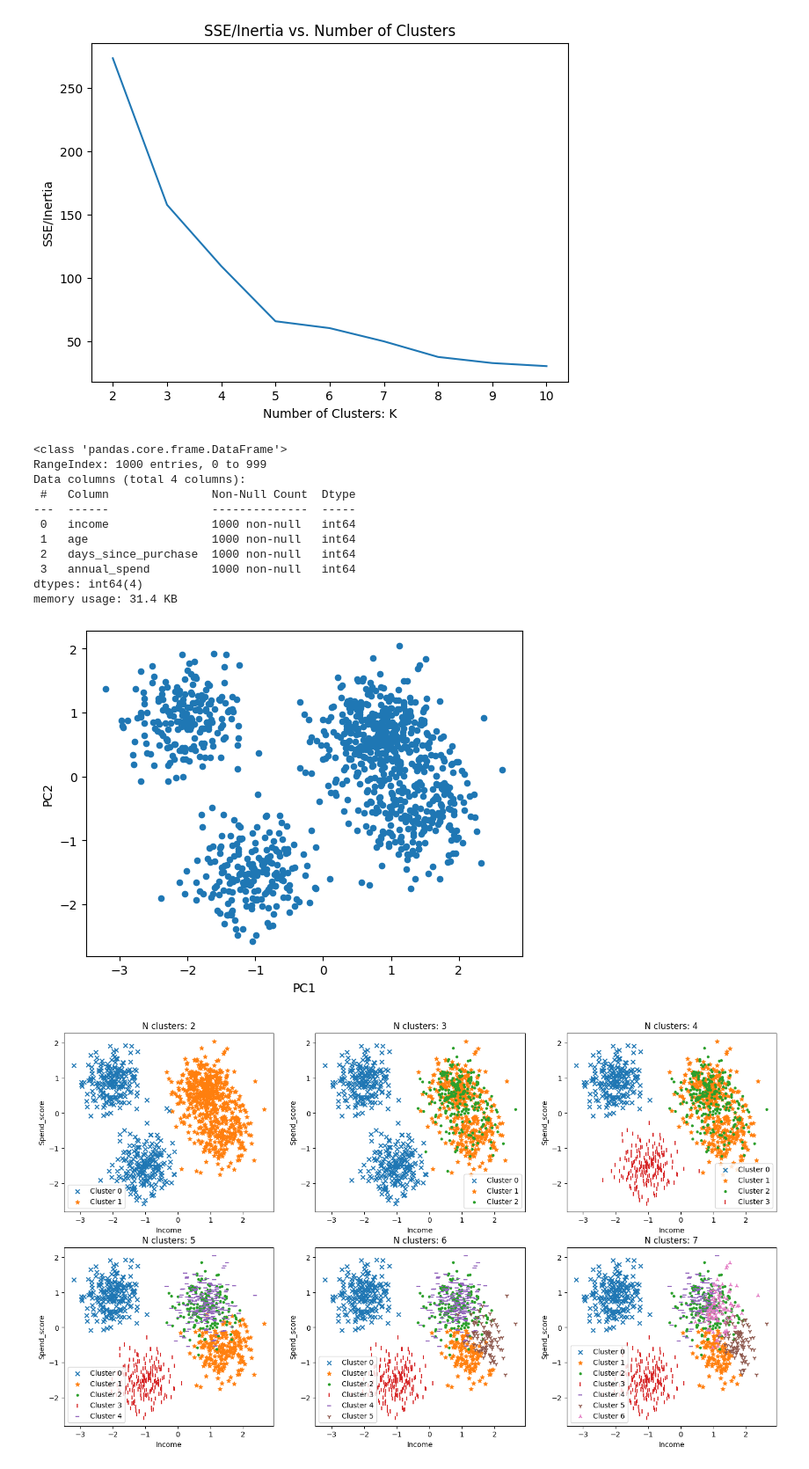
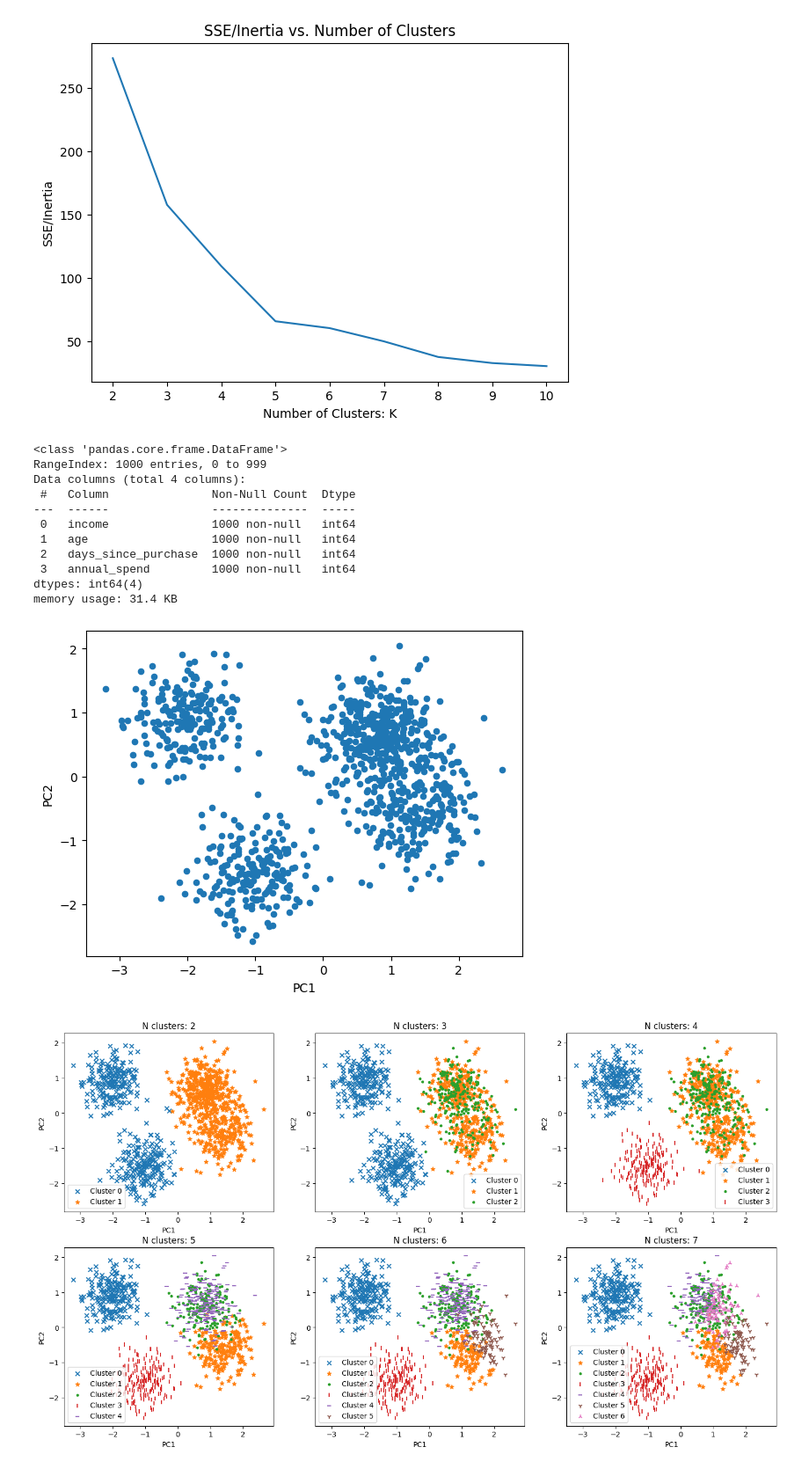
Before and after one commit to johnson80245/python, a Jupyter notebook: DS for Marketing Analytics/DS Marketing Analytics Ch4.ipynb, the cells around one changed output. Shown at 88% size. Saved outputs shown, nothing was run; the diff lists cells and outputs as text; code cells hidden in the pictures.

```diff
--- a/DS for Marketing Analytics/DS Marketing Analytics Ch4.ipynb
+++ b/DS for Marketing Analytics/DS Marketing Analytics Ch4.ipynb
@@ -154,8 +154,8 @@ for n in range(2, 8):
                     marker = markers[clust],
                     label = "Cluster " + str(clust))
         plt.title("N clusters: " + str(n))
-        plt.xlabel('Income')
-        plt.ylabel('Spend_score')
+        plt.xlabel('PC1')
+        plt.ylabel('PC2')
         plt.legend()
 plt.show()
 
@@ -177,32 +177,32 @@ plt.show()
 # plt.title("SSE/Inertia vs. Number of Clusters")
 # plt.xlabel('Number of Clusters: K')
 # plt.ylabel('SSE/Inertia')
 # plt.show()
 
 inertia_scores = []
 
 for K in range(2,11):
     inertia = KMeans(n_clusters=K, random_state=42)\
               .fit(data_scaled).inertia_
     inertia_scores.append(inertia)
 
 plt.figure(figsize=[7,5])
 plt.plot(range(2,11), inertia_scores, color='gray')
 plt.xlabel("Number of clusters: K")
 plt.ylabel('SSE/Inertia')
 plt.show()
 # %% [output]
 <class 'pandas.core.frame.DataFrame'>
 RangeIndex: 1000 entries, 0 to 999
 Data columns (total 4 columns):
  #   Column               Non-Null Count  Dtype
 ---  ------               --------------  -----
  0   income               1000 non-null   int64
  1   age                  1000 non-null   int64
  2   days_since_purchase  1000 non-null   int64
  3   annual_spend         1000 non-null   int64
 dtypes: int64(4)
 memory usage: 31.4 KB
 [figure]
-[figure, old version]
+[figure, new version]
 [figure]
```
